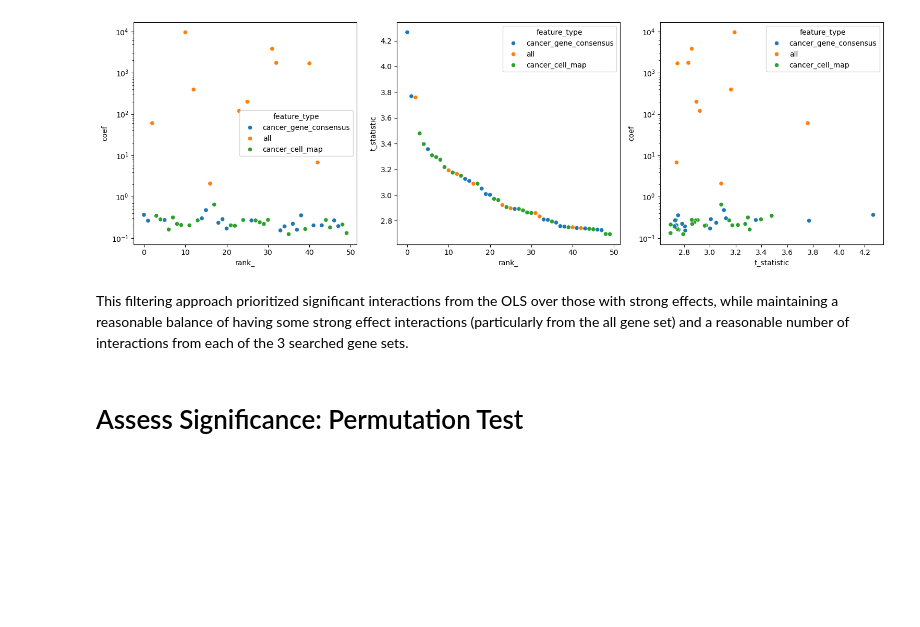
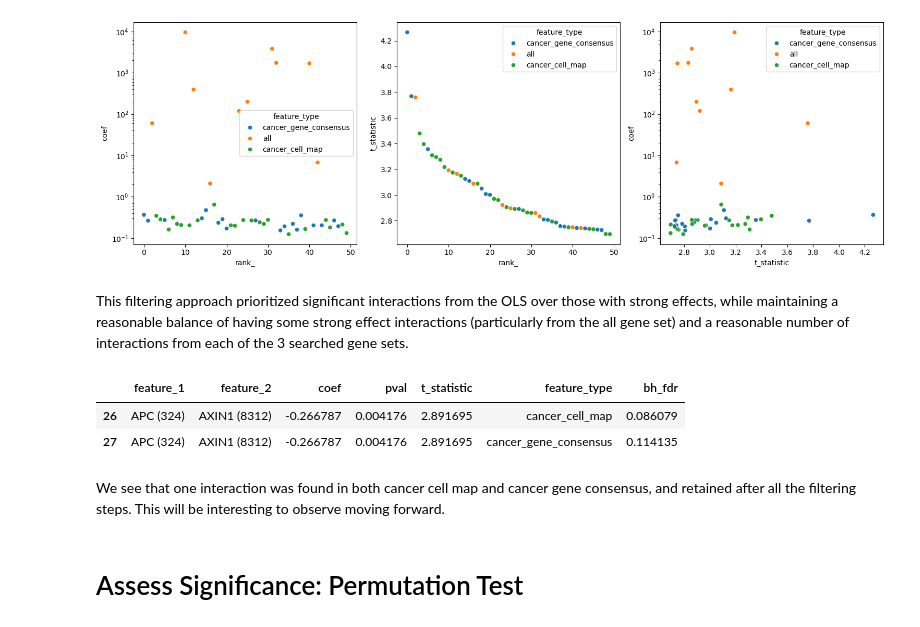
Before and after one commit to hmbaghdassarian/metastatic_potential, a Jupyter notebook: notebooks/C_joint_prediction/05_interaction_analysis/05Bii_filter_interacting_sets.ipynb, the cells around one changed output. Saved outputs shown, nothing was run; the diff lists cells and outputs as text; code cells hidden in the pictures; blank space fills up the shorter version.

```diff
--- a/notebooks/C_joint_prediction/05_interaction_analysis/05Bii_filter_interacting_sets.ipynb
+++ b/notebooks/C_joint_prediction/05_interaction_analysis/05Bii_filter_interacting_sets.ipynb
@@ -254,7 +261,8 @@ fig.tight_layout()
 # %% [markdown]
 Upon rank ordering by t-statistics, we can see that those with the largest effect sizes (absolute value of coefficient) do not necessarily have the largest t-statistics. This tells us that sometimes those values with large effect sizes also have large standard errors. Thus, of our remaining 106 interactions, we will heuristically take the top 50 to examine further.
 # %%
-ols_res = ols_res.iloc[:50, :].reset_index(drop=True)
+top_n_interactions = 50
+ols_res = ols_res.iloc[:top_n_interactions, :].reset_index(drop=True)
 ols_res.feature_type.value_counts()
 # %% [output]
 feature_type
@@ -282,6 +290,16 @@ fig.tight_layout()
 [figure]
 # %% [markdown]
 This filtering approach prioritized significant interactions from the OLS over those with strong effects, while maintaining a reasonable balance of having some strong effect interactions (particularly from the all gene set) and a reasonable number of interactions from each of the 3 searched gene sets.
+# %%
+duplicated = ols_res[ols_res[['feature_1', 'feature_2']].duplicated()]
+duplicated = duplicated.feature_1.astype('str') + '&' + duplicated.feature_2.astype('str')
+ols_res[(ols_res.feature_1.astype('str') + '&' + ols_res.feature_2.astype('str')).isin(duplicated)]
+# %% [output]
+|  | feature_1 | feature_2 | coef | pval | t_statistic | feature_type | bh_fdr |
+| 26 | APC (324) | AXIN1 (8312) | -0.266787 | 0.004176 | 2.891695 | cancer_cell_map | 0.086079 |
+| 27 | APC (324) | AXIN1 (8312) | -0.266787 | 0.004176 | 2.891695 | cancer_gene_consensus | 0.114135 |
+# %% [markdown]
+We see that one interaction was found in both cancer cell map and cancer gene consensus, and retained after all the filtering steps. This will be interesting to observe moving forward.
 # %%
 ols_res.to_csv(os.path.join(data_path, 'interim', 'filtered_ols_interactions.csv'))
 # %% [markdown]
```
Also changed, not shown: parts of 5 cells of this notebook, 1 other file.
